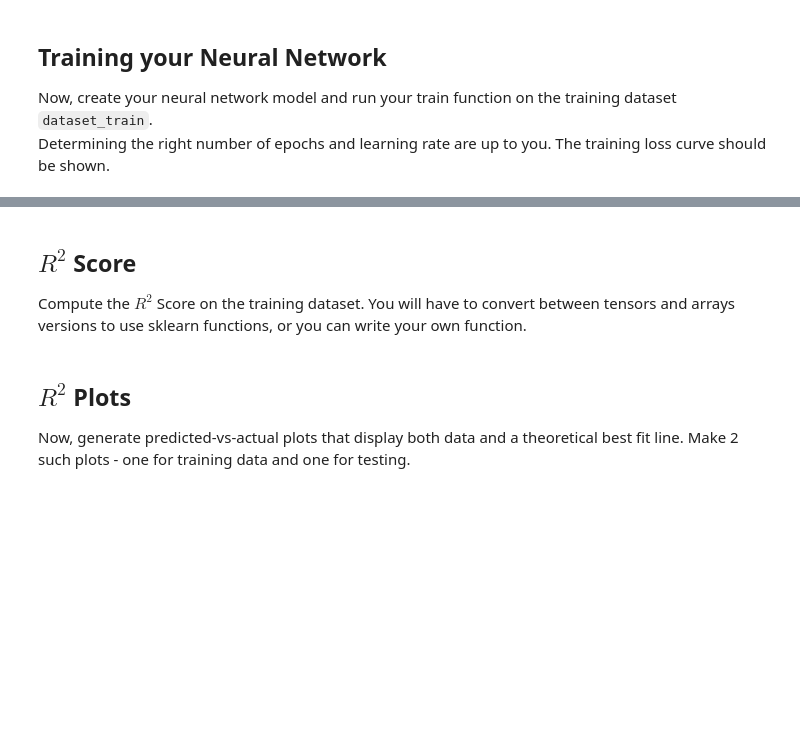
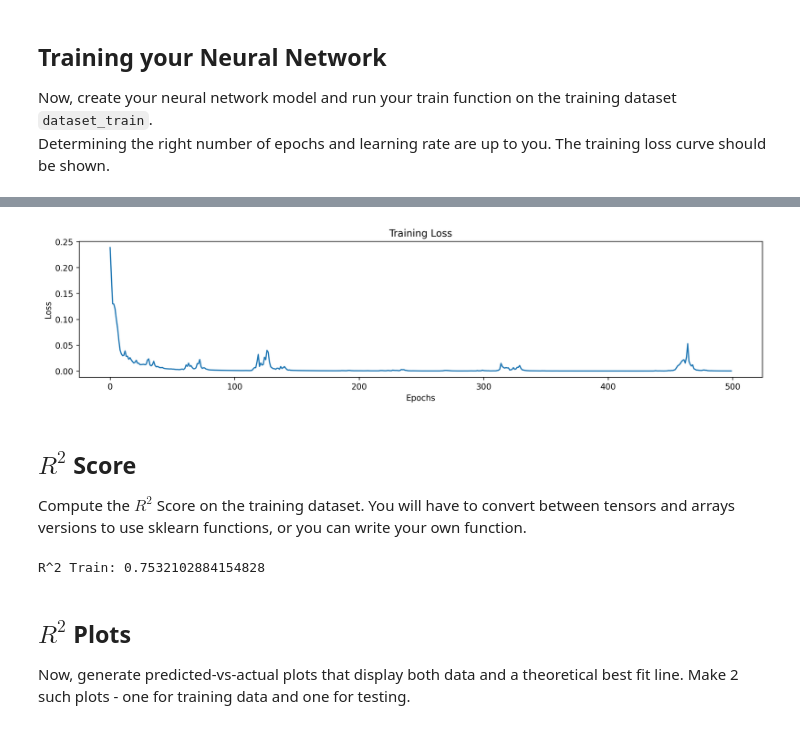
Before and after one commit to judson35/AI-ML, a Jupyter notebook: HW9/M9-HW1.ipynb, the cells around one changed output, grey strips where cells are left out. Drawn from its saved outputs; the diff is of its cells as text; code cells hidden in the pictures; blank space fills up the shorter version.

```diff
--- a/HW9/M9-HW1.ipynb
+++ b/HW9/M9-HW1.ipynb
@@ -125,3 +139,40 @@ def train(model, dataset, lr, epochs):
+# %%
+def train(model, dataset, lr, epochs):
+    train_hist = []
+
+    loss_fcn = nn.MSELoss()
+
+    opt = optim.Adam(params = model.parameters(), lr=lr)
+
+    for epoch in range(epochs):
+        idxs = np.random.permutation(5)
+
+        loss = 0
+
+        for idx in idxs:
+            x, y = get_shape(dataset, idx)
+
+            model.train()
+            x_out = model(x)
+            loss_train = loss_fcn(x_out, y)
+            loss += loss_train
+
+            opt.zero_grad()
+            loss_train.backward()
+            opt.step()
+
+        train_hist.append(loss.item())
+
+        if epoch % int(epochs / 25) == 0:
+            print(f"Epoch {epoch:>4} of {epochs}:   Train Loss = {loss_train.item():.6f}")
+
+    plt.figure(figsize=(15,3),dpi=250)
+    plt.plot(train_hist,label="Training")
+    plt.title("Training Loss")
+    plt.xlabel("Epochs")
+    plt.ylabel("Loss")
+    plt.show()
+    return
 # %% [markdown]
 ## Training your Neural Network
 
@@ -131,0 +181,8 @@ Determining the right number of epochs and learning rate are up to you. The trai
+# %%
+model = StressPredictor()
+
+lr = 0.001
+epochs = 500
+
+train(model, dataset_train, lr, epochs)
+# %% [output]
@@ -132,3 +206,4 @@ Determining the right number of epochs and learning rate are up to you. The trai
+[figure, added]
 # %% [markdown]
 ## $R^2$ Score
 
@@ -138,3 +211,9 @@ Compute the $R^2$ Score on the training dataset. You will have to convert betwee
+# %%
+y_pred = model(torch.tensor(X_train))
+r2_train = r2_score(y_train.reshape(-1,1), y_pred.detach().numpy())
+print(f"R^2 Train: {r2_train}")
+# %% [output]
+R^2 Train: 0.7532102884154828
 # %% [markdown]
 ## $R^2$ Plots
 
```
Also changed, not shown: parts of 11 cells of this notebook.
